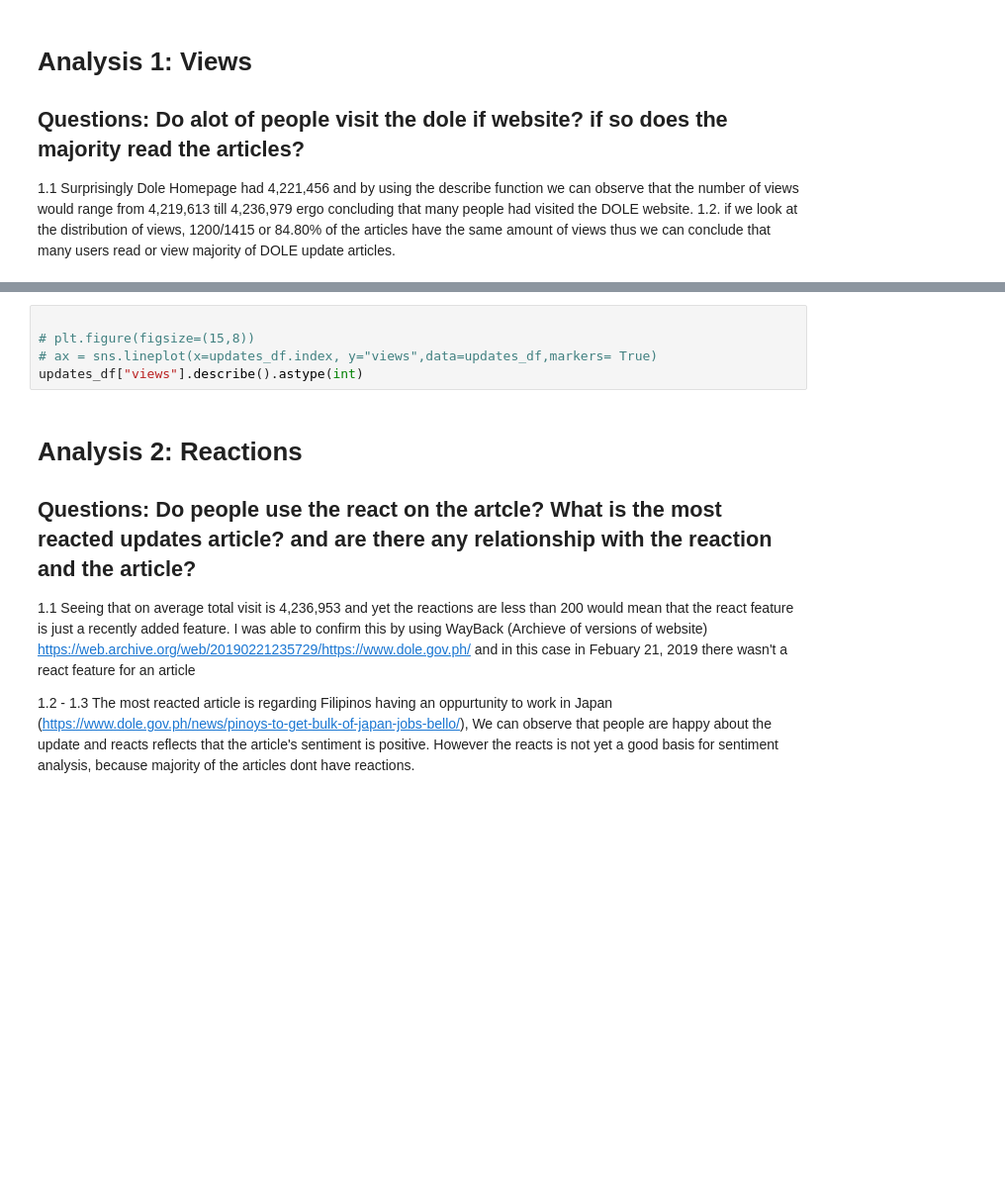
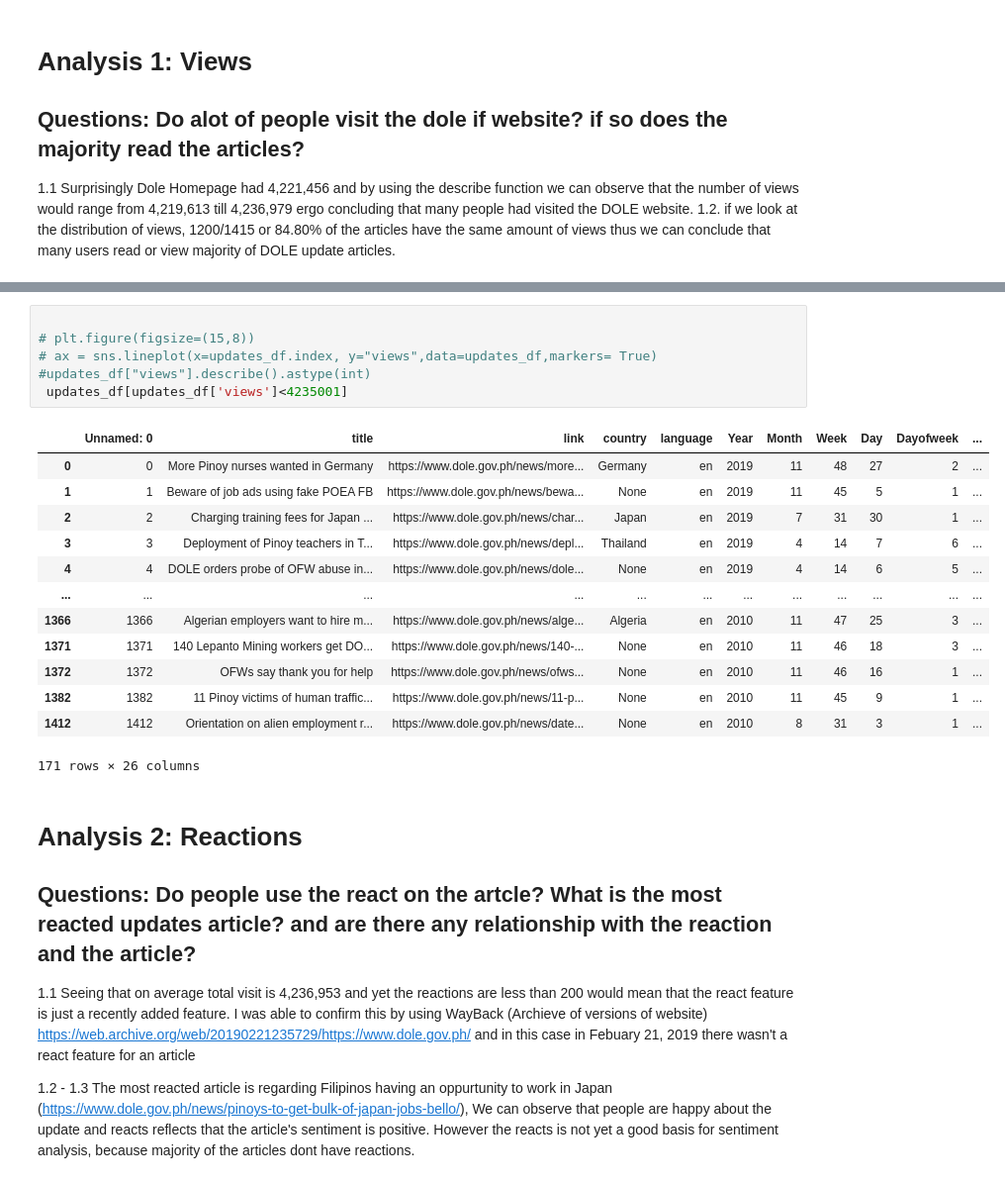
Before and after one commit to diane1998/DOLE-EDA, a Jupyter notebook: DOLE_ANALYSIS.ipynb, the cells around one changed output, grey strips where cells are left out. Shown: that part at 99% size. Cells and saved outputs as stored; diff of their text form; blank space fills up the shorter version.

```diff
--- a/DOLE_ANALYSIS.ipynb
+++ b/DOLE_ANALYSIS.ipynb
@@ -382,8 +504,23 @@ plt.savefig("views_distribution.png")
 # %%
 
 # plt.figure(figsize=(15,8))
 # ax = sns.lineplot(x=updates_df.index, y="views",data=updates_df,markers= True)
-updates_df["views"].describe().astype(int)
+#updates_df["views"].describe().astype(int)
+ updates_df[updates_df['views']<4235001]
+# %% [output]
+|  | Unnamed: 0 | title | link | country | language | Year | Month | Week | Day | Dayofweek | ... |
+| 0 | 0 | More Pinoy nurses wanted in Germany | https://www.dole.gov.ph/news/more... | Germany | en | 2019 | 11 | 48 | 27 | 2 | ... |
+| 1 | 1 | Beware of job ads using fake POEA FB | https://www.dole.gov.ph/news/bewa... | None | en | 2019 | 11 | 45 | 5 | 1 | ... |
+| 2 | 2 | Charging training fees for Japan ... | https://www.dole.gov.ph/news/char... | Japan | en | 2019 | 7 | 31 | 30 | 1 | ... |
+| 3 | 3 | Deployment of Pinoy teachers in T... | https://www.dole.gov.ph/news/depl... | Thailand | en | 2019 | 4 | 14 | 7 | 6 | ... |
+| 4 | 4 | DOLE orders probe of OFW abuse in... | https://www.dole.gov.ph/news/dole... | None | en | 2019 | 4 | 14 | 6 | 5 | ... |
+| ... | ... | ... | ... | ... | ... | ... | ... | ... | ... | ... | ... |
+| 1366 | 1366 | Algerian employers want to hire m... | https://www.dole.gov.ph/news/alge... | Algeria | en | 2010 | 11 | 47 | 25 | 3 | ... |
+| 1371 | 1371 | 140 Lepanto Mining workers get DO... | https://www.dole.gov.ph/news/140-... | None | en | 2010 | 11 | 46 | 18 | 3 | ... |
+| 1372 | 1372 | OFWs say thank you for help | https://www.dole.gov.ph/news/ofws... | None | en | 2010 | 11 | 46 | 16 | 1 | ... |
+| 1382 | 1382 | 11 Pinoy victims of human traffic... | https://www.dole.gov.ph/news/11-p... | None | en | 2010 | 11 | 45 | 9 | 1 | ... |
+| 1412 | 1412 | Orientation on alien employment r... | https://www.dole.gov.ph/news/date... | None | en | 2010 | 8 | 31 | 3 | 1 | ... |
+171 rows × 26 columns
 # %% [markdown]
 # Analysis 2: Reactions
 
```
Also changed, not shown: parts of 22 cells of this notebook.
